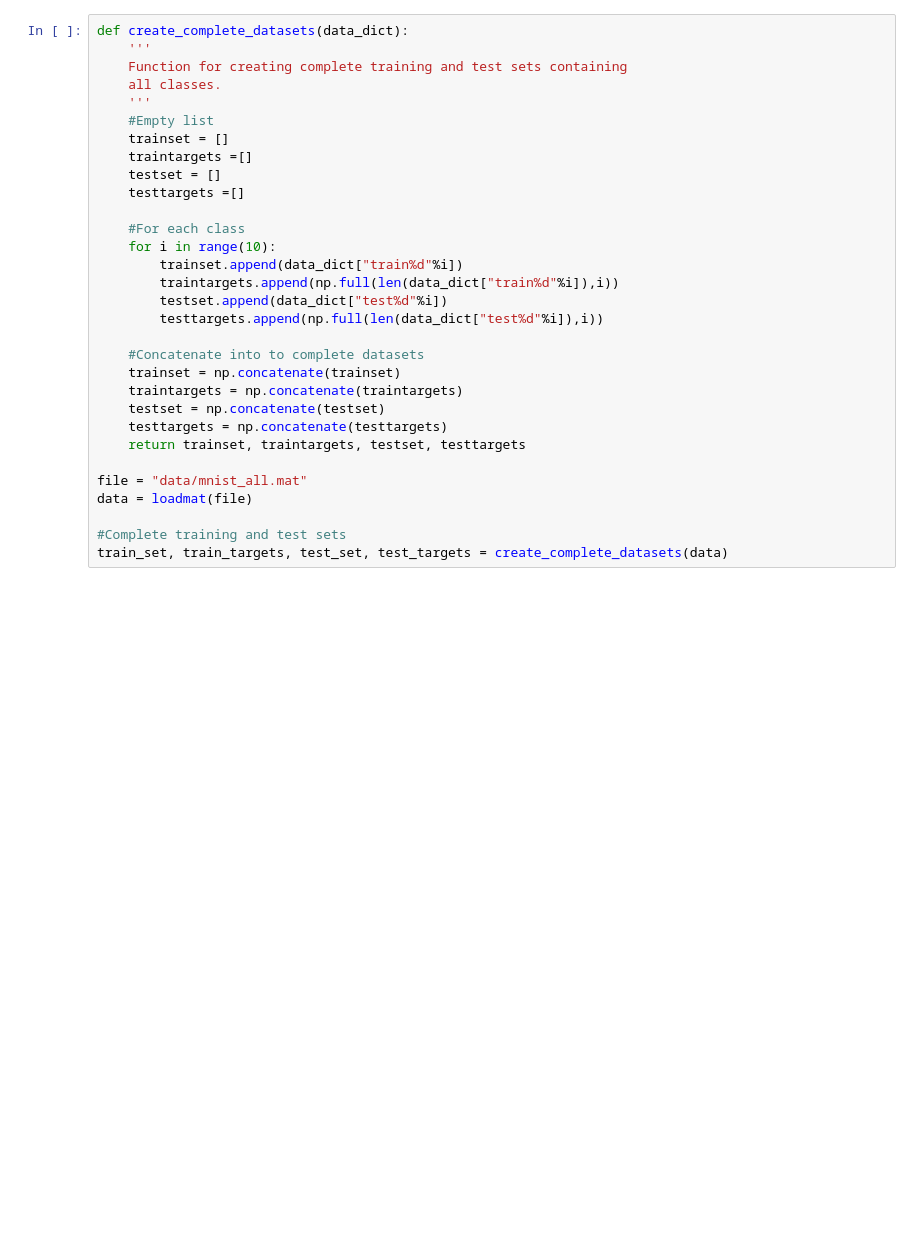
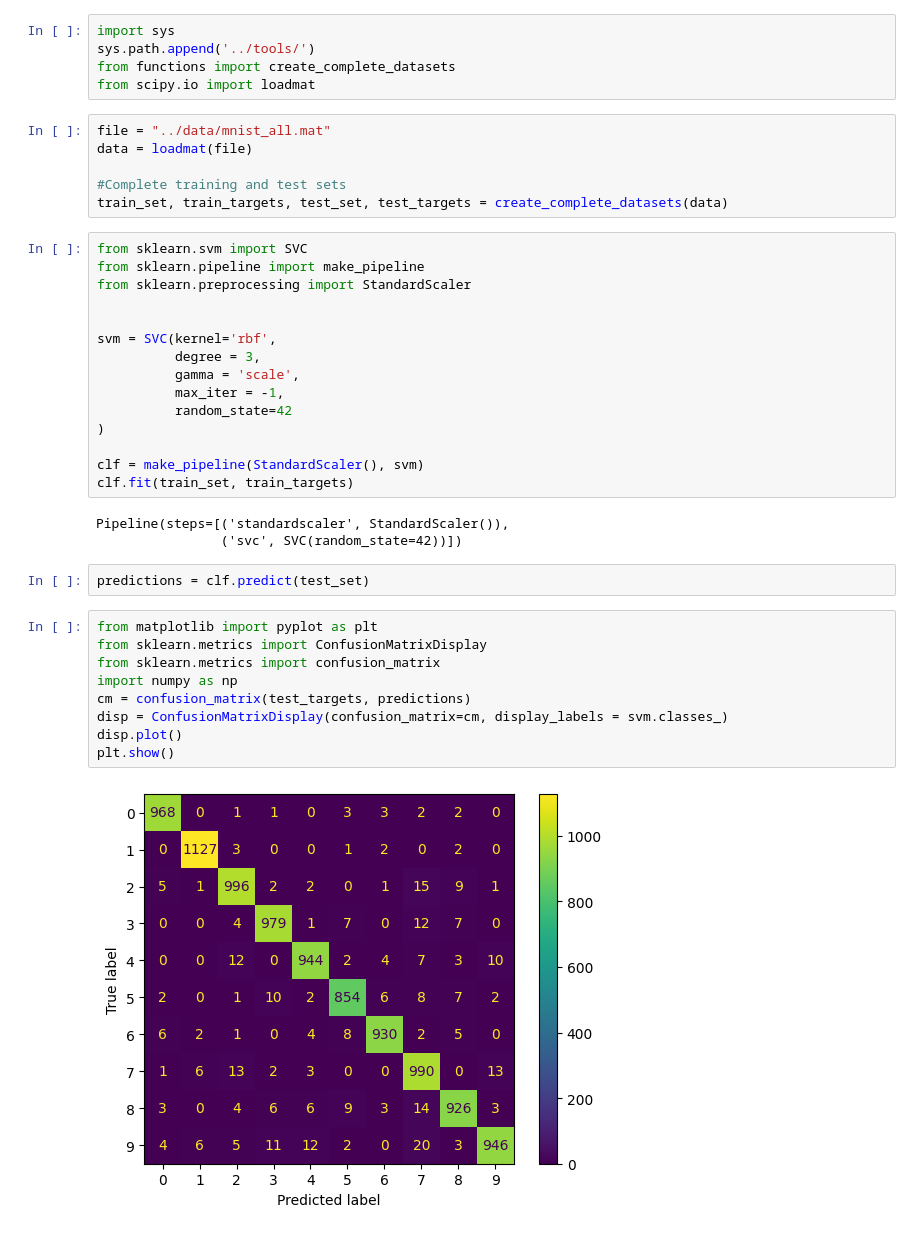
Before and after one commit to vismiroglou/ce7_ml_2023, a Jupyter notebook: Lecture 7/SVM.ipynb, the cells around one changed output. Saved outputs shown, nothing was run; the diff lists cells and outputs as text; blank space fills up the shorter version.

Commit message:
Added SVM training and cm

```diff
--- a/Lecture 7/SVM.ipynb
+++ b/Lecture 7/SVM.ipynb
@@ -9,34 +8,45 @@
 # Python version:3.11.5
 # Functionality: Reducing dimensionality of data and performing multi-class classification using logistic regression, multilayer perceptron and LDA
 # ###################################
-# %%
-def create_complete_datasets(data_dict):
-    '''
-    Function for creating complete training and test sets containing
-    all classes.
-    '''
-    #Empty list
-    trainset = []
-    traintargets =[]
-    testset = []
-    testtargets =[]
-
-    #For each class
-    for i in range(10):
-        trainset.append(data_dict["train%d"%i])
-        traintargets.append(np.full(len(data_dict["train%d"%i]),i))
-        testset.append(data_dict["test%d"%i])
-        testtargets.append(np.full(len(data_dict["test%d"%i]),i))
-
-    #Concatenate into to complete datasets
-    trainset = np.concatenate(trainset)
-    traintargets = np.concatenate(traintargets)
-    testset = np.concatenate(testset)
-    testtargets = np.concatenate(testtargets)
-    return trainset, traintargets, testset, testtargets
-
-file = "data/mnist_all.mat"
-data = loadmat(file)
-
-#Complete training and test sets
-train_set, train_targets, test_set, test_targets = create_complete_datasets(data)
+# %%
+import sys
+sys.path.append('../tools/')
+from functions import create_complete_datasets
+from scipy.io import loadmat
+# %%
+file = "../data/mnist_all.mat"
+data = loadmat(file)
+
+#Complete training and test sets
+train_set, train_targets, test_set, test_targets = create_complete_datasets(data)
+# %%
+from sklearn.svm import SVC
+from sklearn.pipeline import make_pipeline
+from sklearn.preprocessing import StandardScaler
+
+
+svm = SVC(kernel='rbf',
+          degree = 3,
+          gamma = 'scale',
+          max_iter = -1,
+          random_state=42
+)
+
+clf = make_pipeline(StandardScaler(), svm)
+clf.fit(train_set, train_targets)
+# %% [output]
+Pipeline(steps=[('standardscaler', StandardScaler()),
+                ('svc', SVC(random_state=42))])
+# %%
+predictions = clf.predict(test_set)
+# %%
+from matplotlib import pyplot as plt
+from sklearn.metrics import ConfusionMatrixDisplay
+from sklearn.metrics import confusion_matrix
+import numpy as np
+cm = confusion_matrix(test_targets, predictions)
+disp = ConfusionMatrixDisplay(confusion_matrix=cm, display_labels = svm.classes_)
+disp.plot()
+plt.show()
+# %% [output]
+[figure, added]
```
Also changed, not shown: parts of 4 cells of this notebook, 1 other file.
